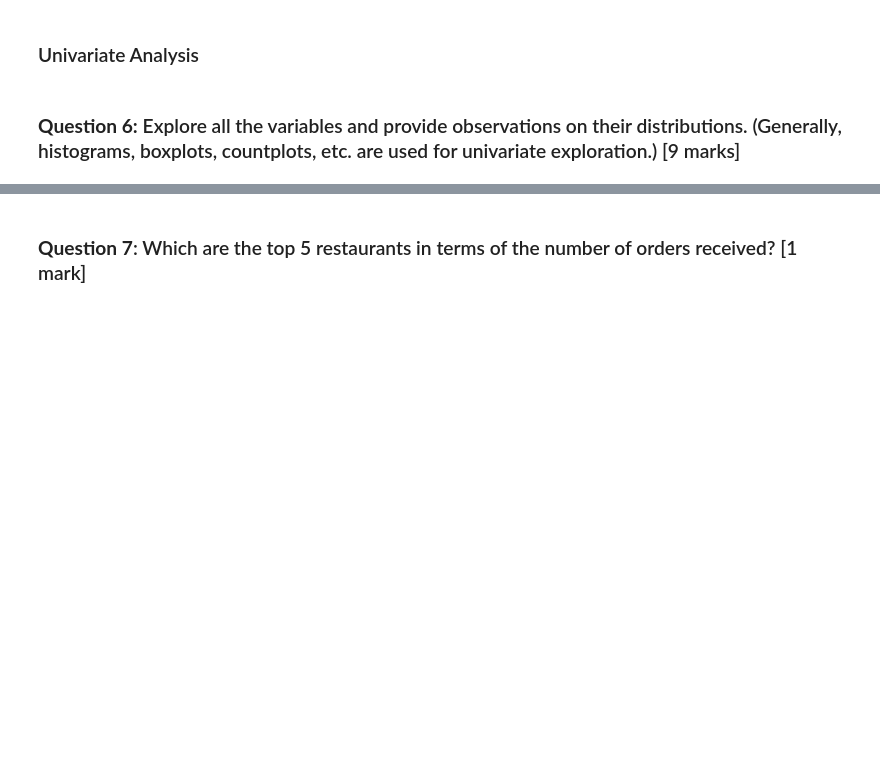
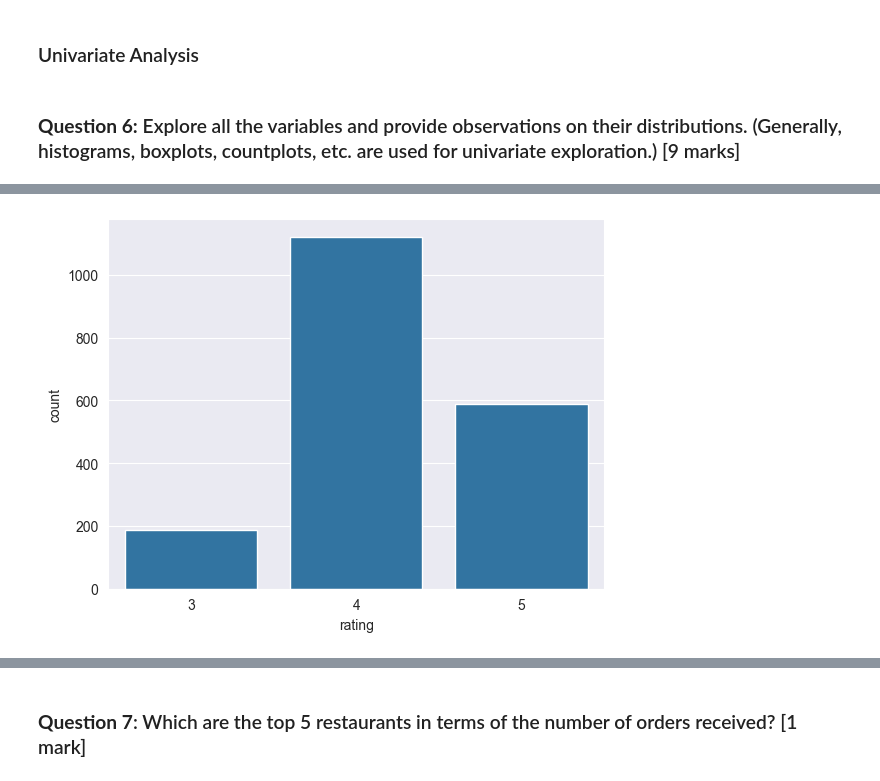
Before and after one commit to DanielLevenstein/FoodHub_UT_ML_Project1, a Jupyter notebook: FoodHubDataAnalysis.ipynb, the cells around one changed output, grey strips where cells are left out. Drawn from its saved outputs; the diff is of its cells as text; code cells hidden in the pictures; blank space fills up the shorter version.

```diff
--- a/FoodHubDataAnalysis.ipynb
+++ b/FoodHubDataAnalysis.ipynb
@@ -262 +280,7 @@ sns.countplot(df_original, x='rating');
+# %%
+# After interpolation the rating values follow a normal distribution with a right skew
+
+sns.countplot(df_clean, x='rating');
+# %% [output]
+[figure, added]
 # %%
```
Also changed, not shown: parts of 24 cells of this notebook, 3 other files.
